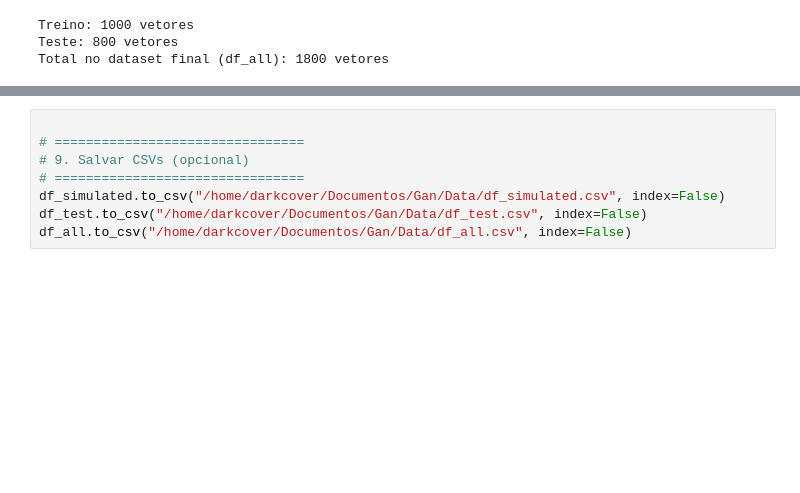
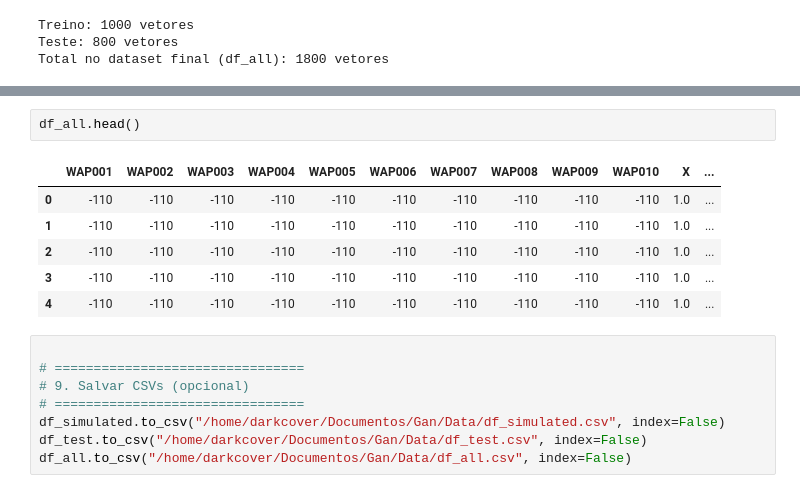
Before and after one commit to oziieljuniior/Gan, a Jupyter notebook: Notebooks/fase1_1/fase1_1.ipynb, the cells around one changed output, grey strips where cells are left out. Saved outputs shown, nothing was run; the diff lists cells and outputs as text; blank space fills up the shorter version.

```diff
--- a/Notebooks/fase1_1/fase1_1.ipynb
+++ b/Notebooks/fase1_1/fase1_1.ipynb
@@ -112,3 +124,12 @@ Total no dataset final (df_all): 1800 vetores
+# %%
+df_all.head()
+# %% [output]
+|  | WAP001 | WAP002 | WAP003 | WAP004 | WAP005 | WAP006 | WAP007 | WAP008 | WAP009 | WAP010 | X | ... |
+| 0 | -110 | -110 | -110 | -110 | -110 | -110 | -110 | -110 | -110 | -110 | 1.0 | ... |
+| 1 | -110 | -110 | -110 | -110 | -110 | -110 | -110 | -110 | -110 | -110 | 1.0 | ... |
+| 2 | -110 | -110 | -110 | -110 | -110 | -110 | -110 | -110 | -110 | -110 | 1.0 | ... |
+| 3 | -110 | -110 | -110 | -110 | -110 | -110 | -110 | -110 | -110 | -110 | 1.0 | ... |
+| 4 | -110 | -110 | -110 | -110 | -110 | -110 | -110 | -110 | -110 | -110 | 1.0 | ... |
 # %%
 
 # ================================
```
Also changed, not shown: parts of 7 cells of this notebook, 11 other files.
